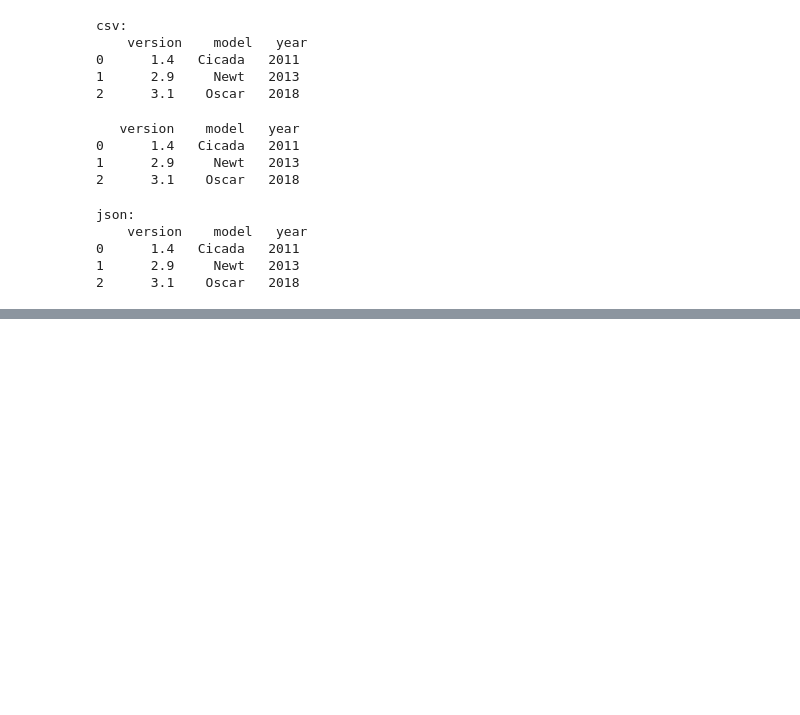
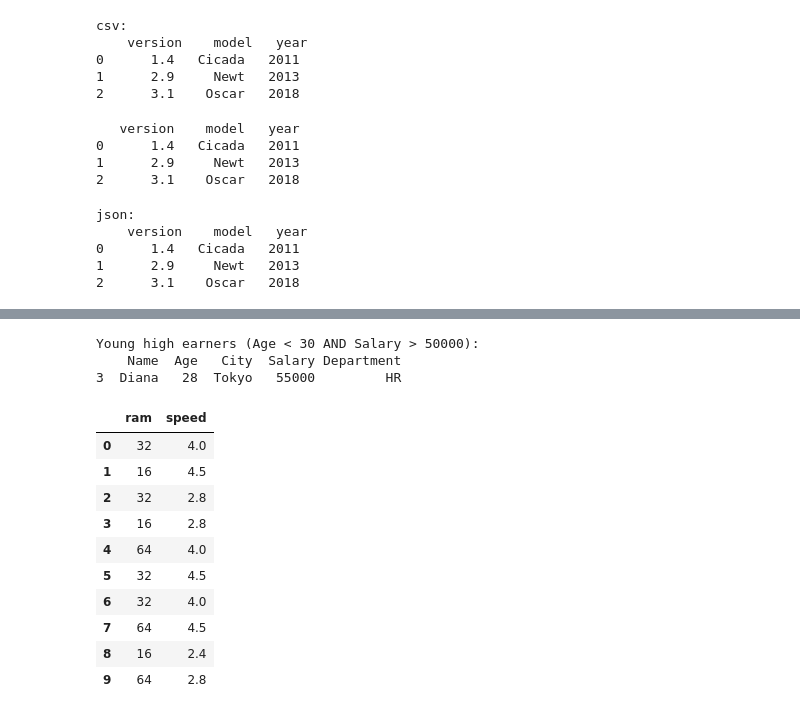
Before and after one commit to rb-thompson/gen-ai, a Jupyter notebook: week-07/pandas_mastery.ipynb, the cells around one changed output, grey strips where cells are left out. Drawn from its saved outputs; the diff is of its cells as text; code cells hidden in the pictures; blank space fills up the shorter version.

```diff
--- a/week-07/pandas_mastery.ipynb
+++ b/week-07/pandas_mastery.ipynb
@@ -356,0 +488,23 @@ Number of unique operating systems: 6
+# %%
+# Multiple conditions
+young_high_earners = df_employees[(df_employees['Age'] < 30) & (df_employees['Salary'] > 50000)]
+print("\nYoung high earners (Age < 30 AND Salary > 50000):")
+print(young_high_earners)
+# %% [output]
+Young high earners (Age < 30 AND Salary > 50000):
+    Name  Age   City  Salary Department
+3  Diana   28  Tokyo   55000         HR
+# %%
+df_stacks.loc[:, ['ram', 'speed']]
+# %% [output]
+|  | ram | speed |
+| 0 | 32 | 4.0 |
+| 1 | 16 | 4.5 |
+| 2 | 32 | 2.8 |
+| 3 | 16 | 2.8 |
+| 4 | 64 | 4.0 |
+| 5 | 32 | 4.5 |
+| 6 | 32 | 4.0 |
+| 7 | 64 | 4.5 |
+| 8 | 16 | 2.4 |
+| 9 | 64 | 2.8 |
```
Also changed, not shown: parts of 28 cells of this notebook, 1 other file.
